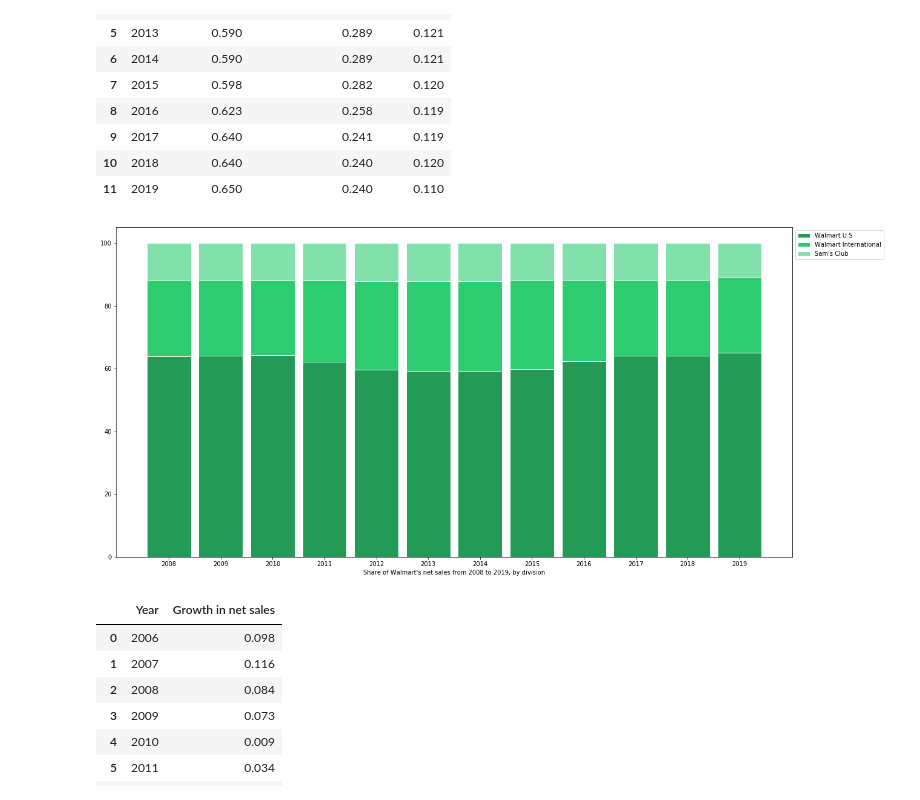
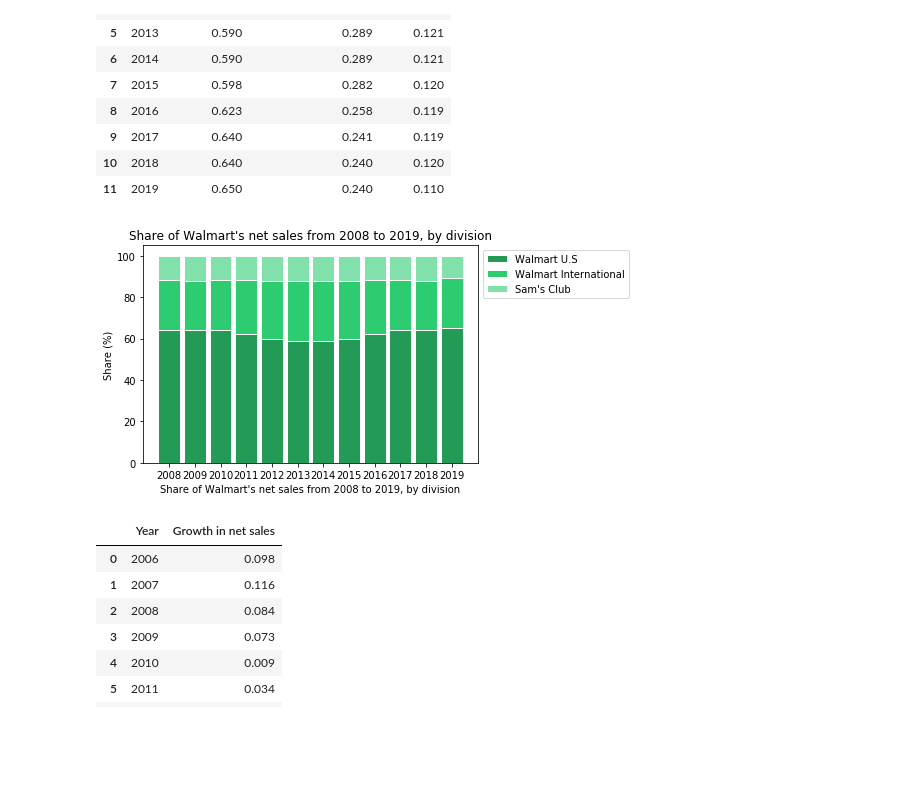
Before and after one commit to raphxcha/Open-data-project, a Jupyter notebook: WalmartOpenDataProject.ipynb, the cells around one changed output. Drawn from its saved outputs; the diff is of its cells as text; code cells hidden in the pictures; blank space fills up the shorter version.

```diff
--- a/WalmartOpenDataProject.ipynb
+++ b/WalmartOpenDataProject.ipynb
@@ -236,33 +230,35 @@ r = [0,1,2,3,4,5,6,7,8,9,10,11]
 raw_data = {'greenBars': [63.9, 64.0, 64.2, 62.1, 59.6, 59.0, 59.0, 59.8, 62.3, 64.0, 64.0, 65.0], 'orangeBars': [24.2, 24.0, 24.0, 26.1, 28.3,  28.9, 28.9, 28.2, 25.8, 24.1, 24.0, 24.0],'blueBars': [11.9, 12.0, 11.8, 11.8, 12.1, 12.1, 12.1, 12.0, 11.9, 11.9, 12.0, 11.0]}
 df = pd.DataFrame(raw_data)
 
 # From raw value to percentage
 totals = [i+j+k for i,j,k in zip(df['greenBars'], df['orangeBars'], df['blueBars'])]
 greenBars = [i / j * 100 for i,j in zip(df['greenBars'], totals)]
 orangeBars = [i / j * 100 for i,j in zip(df['orangeBars'], totals)]
 blueBars = [i / j * 100 for i,j in zip(df['blueBars'], totals)]
 
 # plot
 barWidth = 0.85
 names = ('2008', '2009', '2010', '2011', '2012', '2013', '2014', '2015', '2016', '2017', '2018', '2019')
 
 # Create green Bars
 plt.bar(r, greenBars, color='#239B56', edgecolor='white', width=barWidth, label="Walmart U.S")
 # Create orange Bars
 plt.bar(r, orangeBars, bottom=greenBars, color='#2ECC71', edgecolor='white', width=barWidth, label="Walmart International")
 # Create blue Bars
 plt.bar(r, blueBars, bottom=[i+j for i,j in zip(greenBars, orangeBars)], color='#82E0AA', edgecolor='white', width=barWidth, label="Sam's Club")
 
 # Custom x axis
 plt.xticks(r, names)
 plt.xlabel("Share of Walmart's net sales from 2008 to 2019, by division")
 
+plt.ylabel('Share (%)')
+
 # Add a legend
 plt.legend(loc='upper left', bbox_to_anchor=(1,1), ncol=1)
 
 # Show graphic
-ax.set_title("Share of Walmart's net sales from 2008 to 2019, by division")
+plt.title("Share of Walmart's net sales from 2008 to 2019, by division")
 plt.show()
 # %% [output]
-[figure, old version]
+[figure, new version]
 # %%
```
Also changed, not shown: parts of 21 cells of this notebook.
